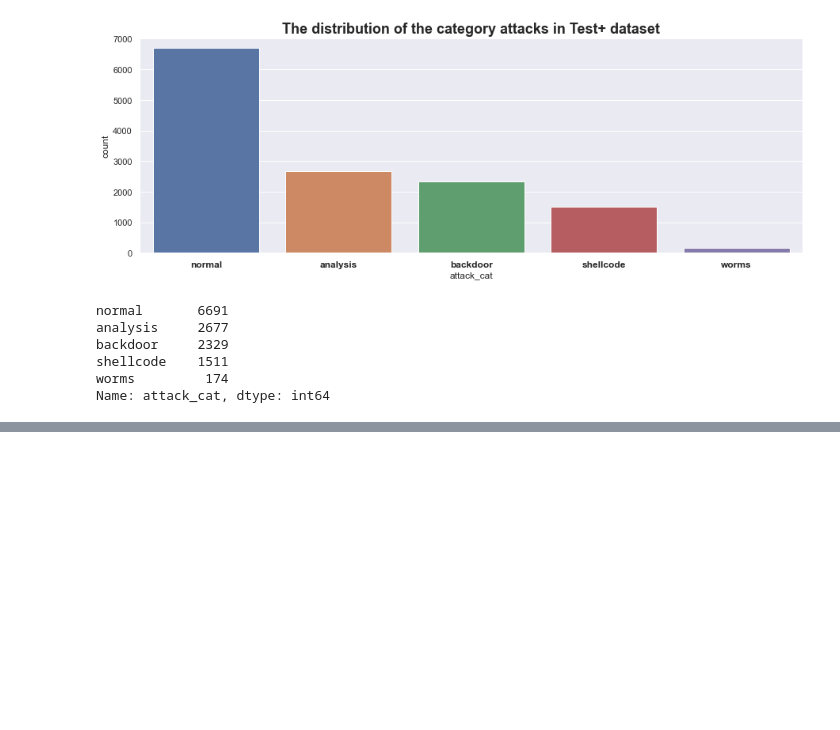
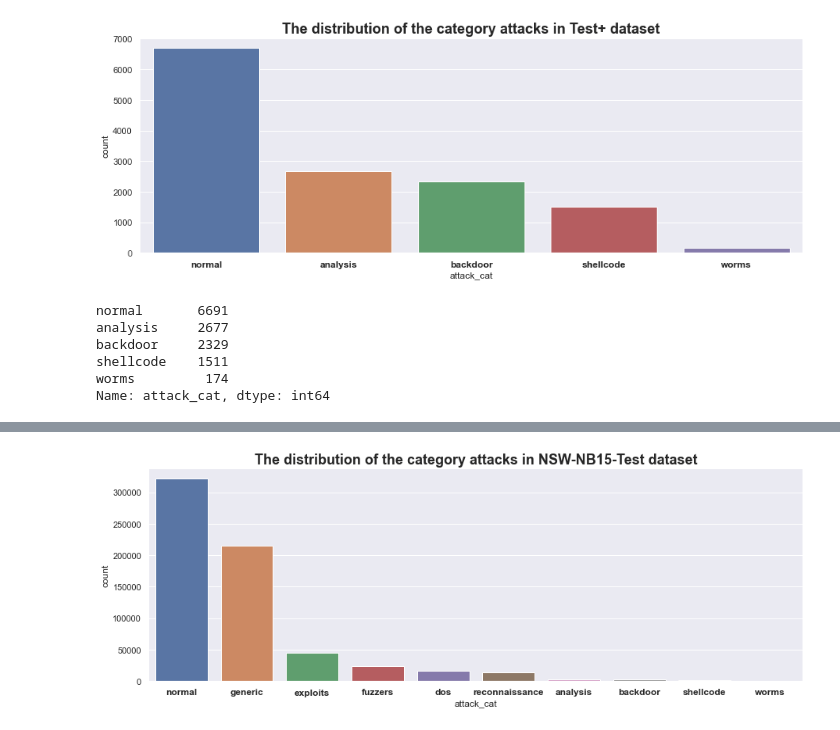
Before and after one commit to polvalls9/Transfer-Learning-Based-Intrusion-Detection-in-5G-and-IoT-Networks, a Jupyter notebook: codes/UNSW-NB15_Generate_Basic_Train_Test_Test+.ipynb, the cells around one changed output, grey strips where cells are left out. Drawn from its saved outputs; the diff is of its cells as text; code cells hidden in the pictures; blank space fills up the shorter version.

```diff
--- a/codes/UNSW-NB15_Generate_Basic_Train_Test_Test+.ipynb
+++ b/codes/UNSW-NB15_Generate_Basic_Train_Test_Test+.ipynb
@@ -200,0 +222,10 @@ Name: attack_cat, dtype: int64
+# %%
+# Plotting attack category distribution
+plt.figure(figsize=(15,5))
+sns.set_theme(style="darkgrid")
+sns.countplot(test['attack_cat'], order = test['attack_cat'].value_counts().index)
+plt.title('The distribution of the category attacks in NSW-NB15-Test dataset', weight='bold', fontsize='18')
+plt.xticks(weight='bold', fontsize=12)
+plt.show()
+# %% [output]
+[figure, added]
```
Also changed, not shown: parts of 6 cells of this notebook, 7 other files.
